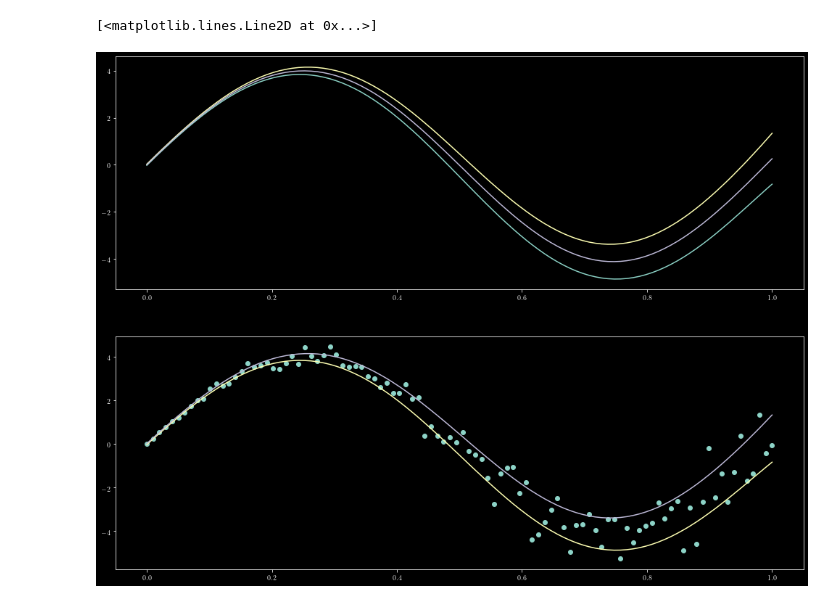
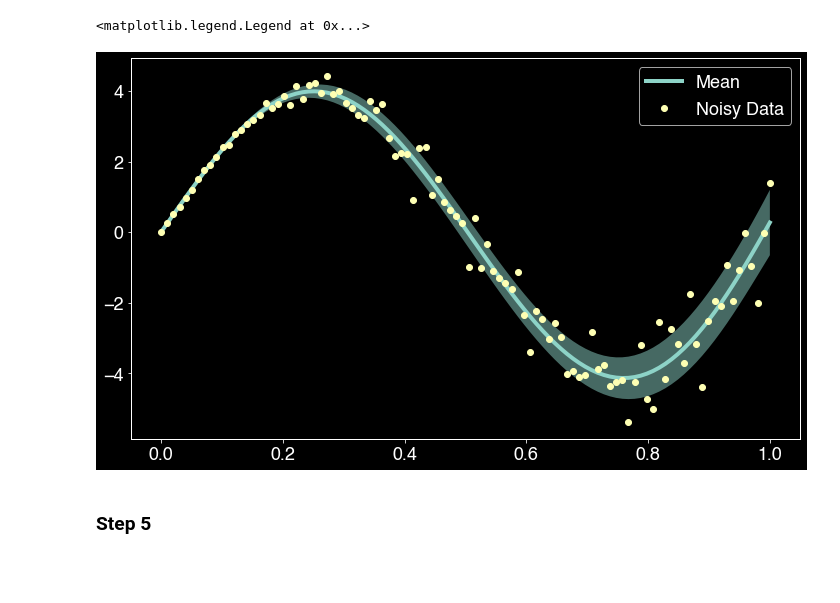
Before and after one commit to kLabUM/BaeOpt, a Jupyter notebook: scenarios/Uncertanity/HetroscedasticGP.ipynb, the cells around one changed output. Cells and saved outputs as stored; diff of their text form; code cells hidden in the pictures; blank space fills up the shorter version.

```diff
--- a/scenarios/Uncertanity/HetroscedasticGP.ipynb
+++ b/scenarios/Uncertanity/HetroscedasticGP.ipynb
@@ -1,8 +0,0 @@
-# %%
-import numpy as np
-import GPy
-import matplotlib.pyplot as plt
-import seaborn
-import copy
-plt.style.use('dark_background')
-plt.rcParams["figure.figsize"] = (17,13)
@@ -73,10 +0,0 @@ plt.plot(x, y)
-# %%
-m, v = gp1.predict(x.reshape(-1,1))
-samples = 10
-variance_noise = np.zeros(len(x))
-for j in range(0, len(x)):
-    var = 0.0
-    for i in range(0, samples):
-        var += 0.5 * (y[j] - np.random.normal(m[j], v[j]))**2
-    variance_noise[j] = var/samples
-z = np.log(variance_noise)
@@ -126,0 +12,7 @@ plt.plot(x, np.exp(m_n))
+# %%
+plt.style.use('dark_background')
+plt.rcParams["figure.figsize"] = (12,7)
+plt.rcParams['axes.linewidth'] = 1.0
+plt.rcParams['lines.linewidth'] = 4.0
+plt.rcParams['font.size'] = 18.0
+plt.rcParams['font.sans-serif'] = 'Helvetica'
@@ -144,17 +173,15 @@ Optimization restart 10/10, f = -13.394147181900259
 # %%
 m, v = gp3.predict(x.reshape(-1,1))
 up = m.reshape(-1) + 2.0*np.sqrt(v.reshape(-1))
-dwm = m.reshape(-1) - 2.0*np.sqrt(v.reshape(-1))
-plt.subplot(2,1,1)
-plt.plot(x, dwm)
-plt.plot(x, up)
-plt.plot(x, m)
-plt.subplot(2,1,2)
-plt.plot(x,y,'o')
-plt.plot(x, dwm)
-plt.plot(x, up)
+dwn = m.reshape(-1) - 2.0*np.sqrt(v.reshape(-1))
+plt.fill_between(x, up, dwn, alpha=0.5)
+plt.plot(x, m, label="Mean")
+plt.plot(x, y, 'o', label="Noisy Data")
+plt.legend()
 # %% [output]
-[<matplotlib.lines.Line2D at 0x...>]
+<matplotlib.legend.Legend at 0x...>
-[figure, old version]
+[figure, new version]
+# %% [markdown]
+### Step 5
 # %%
 gp1 = copy.deepcopy(gp3)
```
Also changed, not shown: parts of 41 cells of this notebook, 2 other files.
